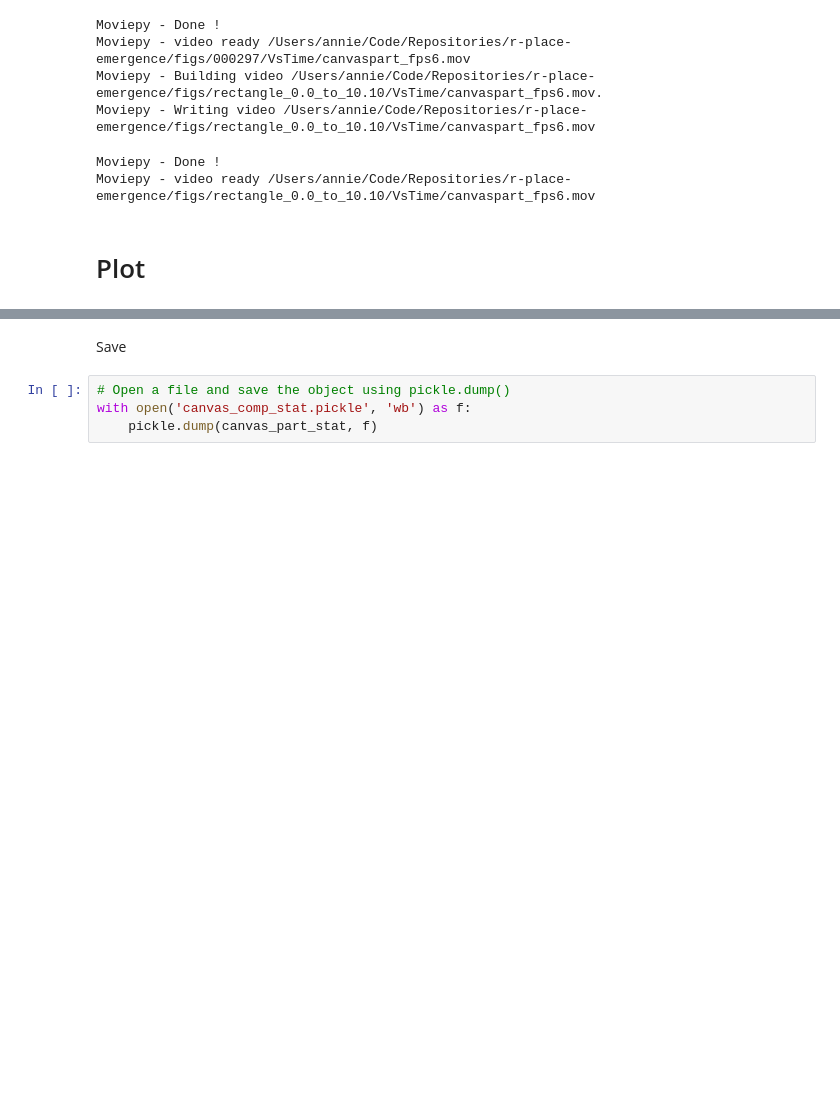
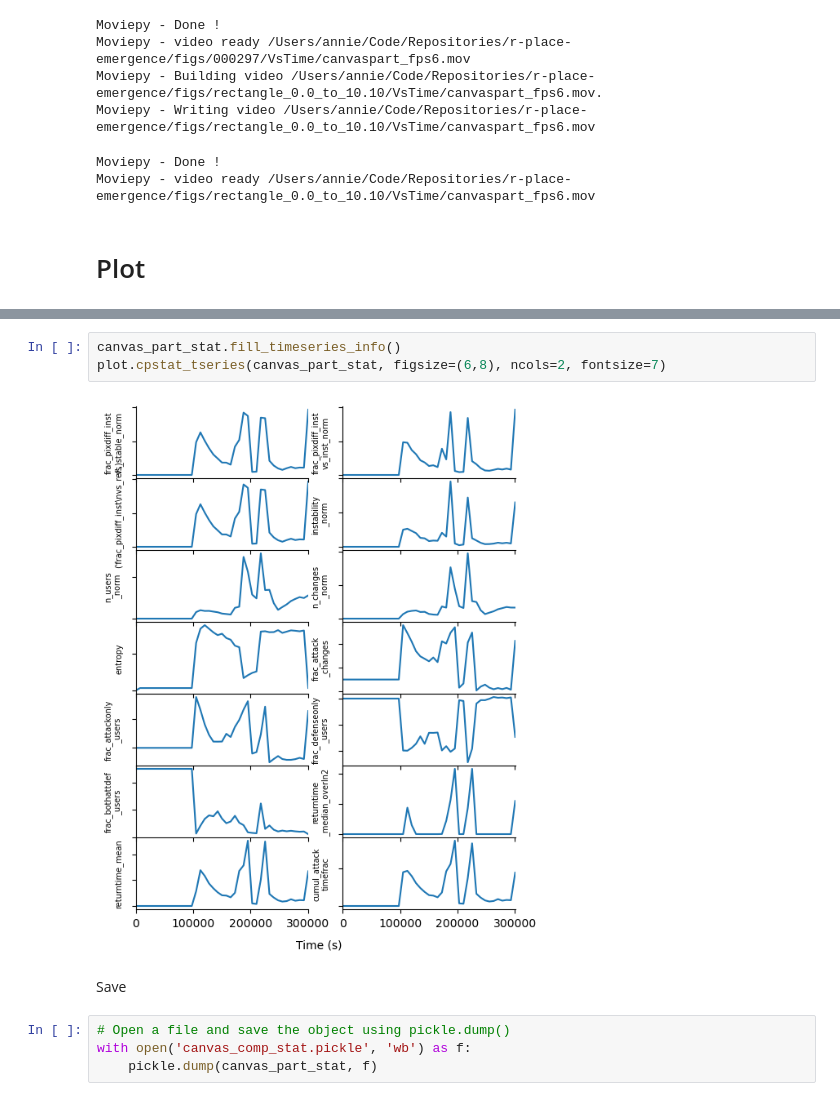
Before and after one commit to AnnieStephenson/r-place-emergence, a Jupyter notebook: tutorial.ipynb, the cells around one changed output, grey strips where cells are left out. Drawn from its saved outputs; the diff is of its cells as text; blank space fills up the shorter version.

```diff
--- a/tutorial.ipynb
+++ b/tutorial.ipynb
@@ -275,3 +260,8 @@ plt.legend()
+# %%
+canvas_part_stat.fill_timeseries_info()
+plot.cpstat_tseries(canvas_part_stat, figsize=(6,8), ncols=2, fontsize=7)
+# %% [output]
+[figure, added]
 # %% [markdown]
 Save
 # %%
```
Also changed, not shown: parts of 4 cells of this notebook, 3 other files.
